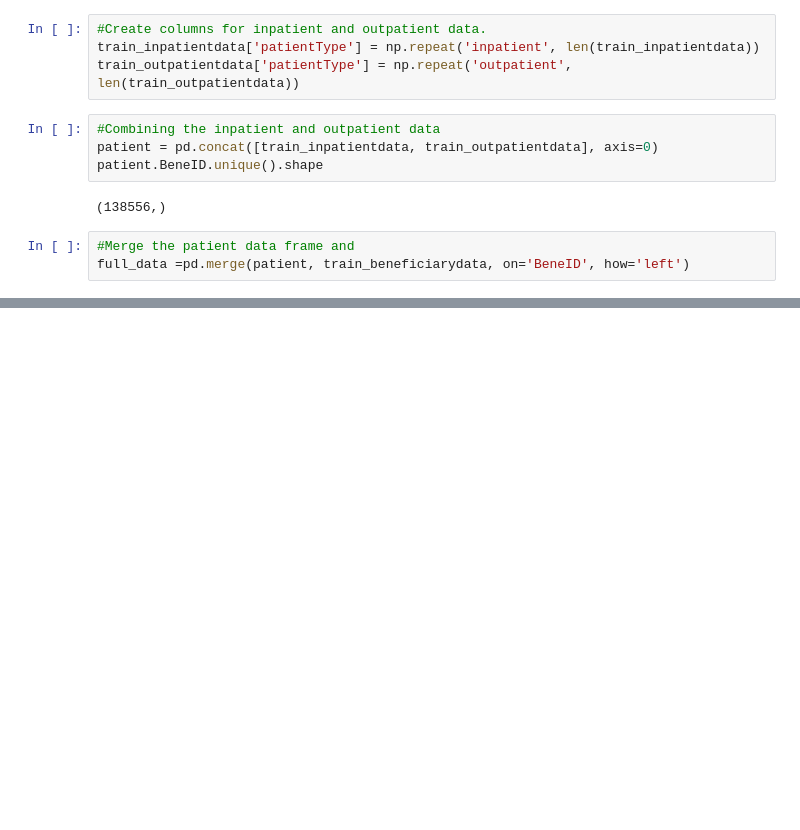
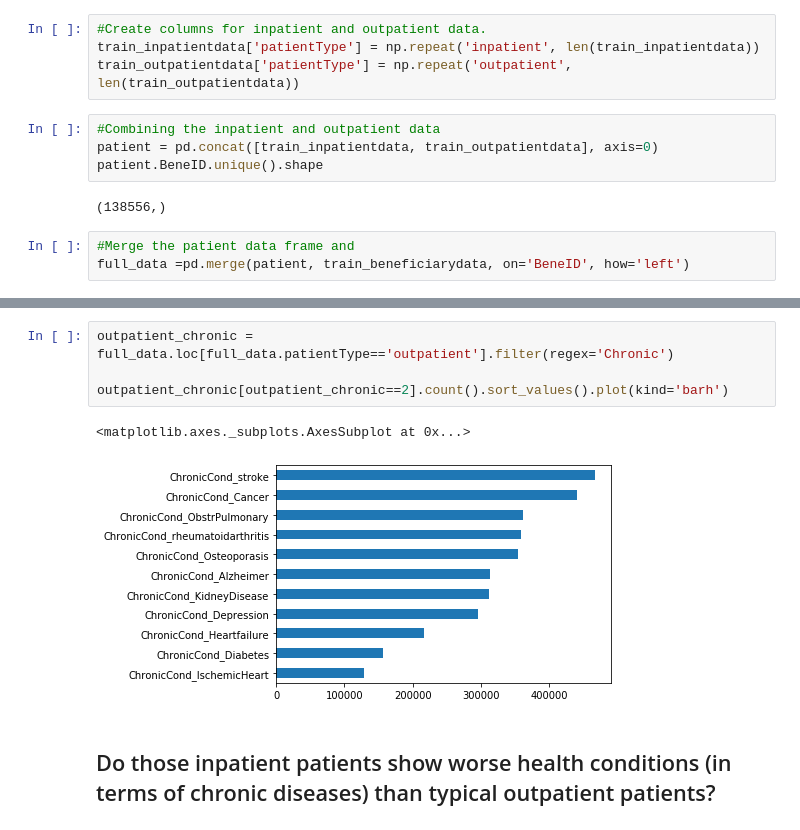
Before and after one commit to randypantinople/HealthCareFraudDetection, a Jupyter notebook: randypantinople/healthCareFraudDetection(randy).ipynb, the cells around one changed output, grey strips where cells are left out. Cells and saved outputs as stored; diff of their text form; blank space fills up the shorter version.

```diff
--- a/randypantinople/healthCareFraudDetection(randy).ipynb
+++ b/randypantinople/healthCareFraudDetection(randy).ipynb
@@ -73,0 +81,9 @@ full_data =pd.merge(patient, train_beneficiarydata, on='BeneID', how='left')
+# %%
+outpatient_chronic = full_data.loc[full_data.patientType=='outpatient'].filter(regex='Chronic')
+
+outpatient_chronic[outpatient_chronic==2].count().sort_values().plot(kind='barh')
+# %% [output]
+<matplotlib.axes._subplots.AxesSubplot at 0x...>
+[figure, added]
+# %% [markdown]
+## Do those inpatient patients show worse health conditions (in terms of chronic diseases) than typical outpatient patients?
```
Also changed, not shown: parts of 24 cells of this notebook.
